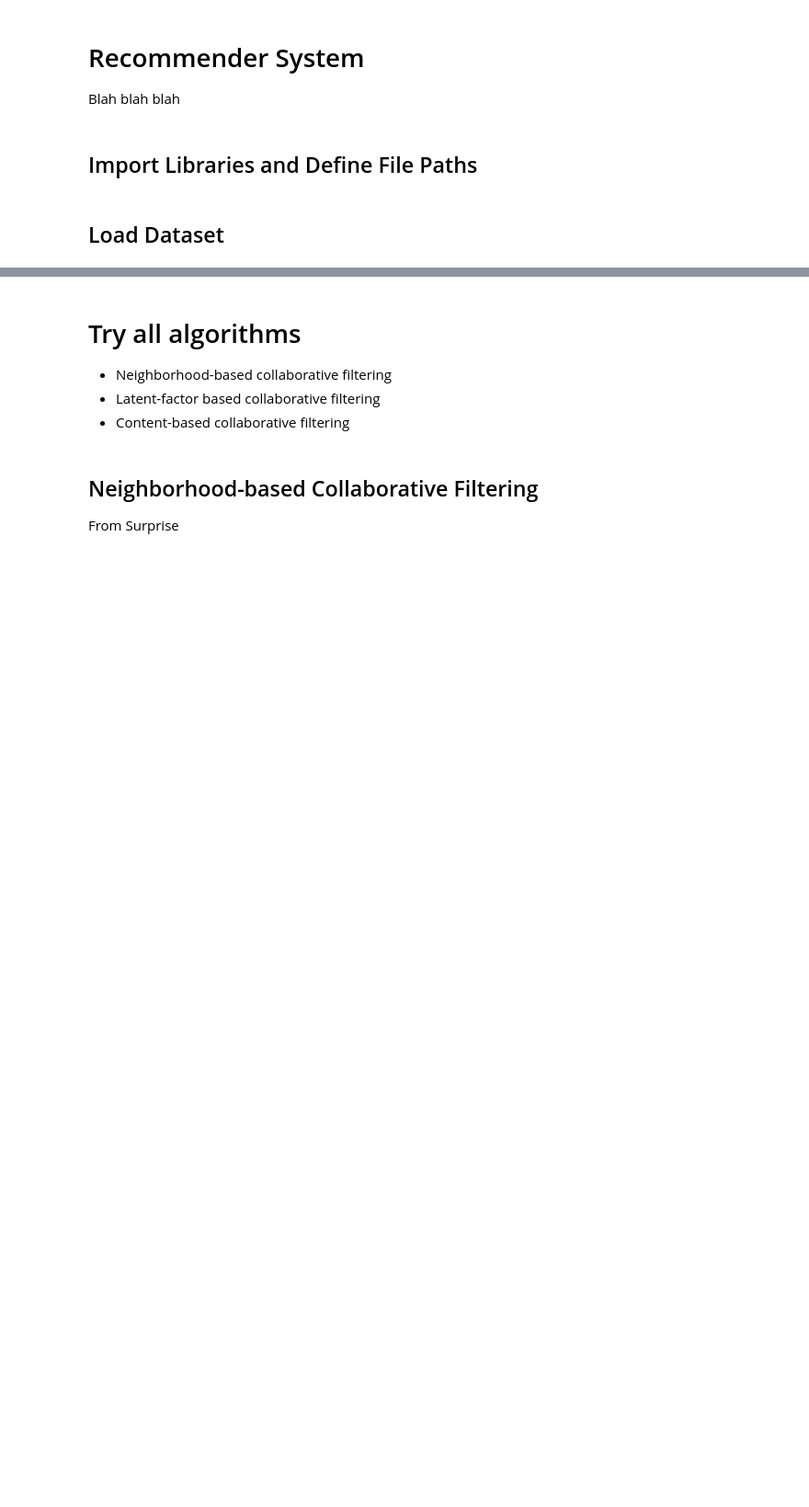
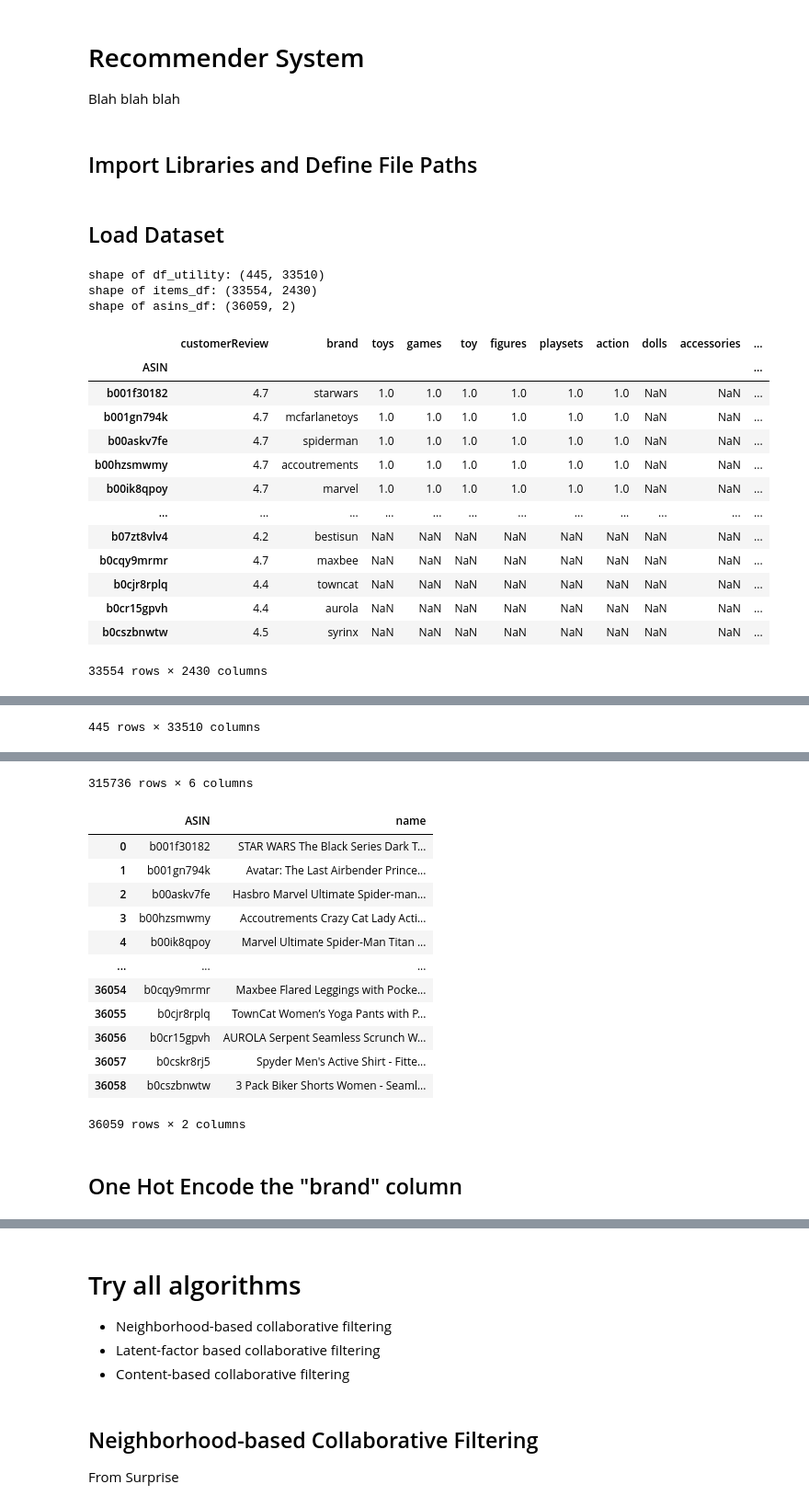
Before and after one commit to K-Winkles/kaban-multimodel-recommender, a Jupyter notebook: dev/main.ipynb, the cells around one changed output, grey strips where cells are left out. Shown at 92% size. Cells and saved outputs as stored; diff of their text form; code cells hidden in the pictures; blank space fills up the shorter version.

```diff
--- a/dev/main.ipynb
+++ b/dev/main.ipynb
@@ -55,4 +44,28 @@ def load_dataset():
 # %% [markdown]
 ## Load Dataset
 # %%
-items_df, df_utility, reviews_df, items_with_info_df = load_dataset()
+items_df, df_utility, reviews_df, asins_df = load_dataset()
+# %% [output]
+shape of df_utility: (445, 33510)
+shape of items_df: (33554, 2430)
+shape of asins_df: (36059, 2)
+# %%
+display(items_df)
+display(df_utility)
+display(reviews_df)
+display(asins_df)
+# %% [output]
+|  | customerReview | brand | toys | games | toy | figures | playsets | action | dolls | accessories | ... |
+| ASIN |  |  |  |  |  |  |  |  |  |  | ... |
+| b001f30182 | 4.7 | starwars | 1.0 | 1.0 | 1.0 | 1.0 | 1.0 | 1.0 | NaN | NaN | ... |
+| b001gn794k | 4.7 | mcfarlanetoys | 1.0 | 1.0 | 1.0 | 1.0 | 1.0 | 1.0 | NaN | NaN | ... |
+| b00askv7fe | 4.7 | spiderman | 1.0 | 1.0 | 1.0 | 1.0 | 1.0 | 1.0 | NaN | NaN | ... |
+| b00hzsmwmy | 4.7 | accoutrements | 1.0 | 1.0 | 1.0 | 1.0 | 1.0 | 1.0 | NaN | NaN | ... |
+| b00ik8qpoy | 4.7 | marvel | 1.0 | 1.0 | 1.0 | 1.0 | 1.0 | 1.0 | NaN | NaN | ... |
+| ... | ... | ... | ... | ... | ... | ... | ... | ... | ... | ... | ... |
+| b07zt8vlv4 | 4.2 | bestisun | NaN | NaN | NaN | NaN | NaN | NaN | NaN | NaN | ... |
+| b0cqy9mrmr | 4.7 | maxbee | NaN | NaN | NaN | NaN | NaN | NaN | NaN | NaN | ... |
+| b0cjr8rplq | 4.4 | towncat | NaN | NaN | NaN | NaN | NaN | NaN | NaN | NaN | ... |
+| b0cr15gpvh | 4.4 | aurola | NaN | NaN | NaN | NaN | NaN | NaN | NaN | NaN | ... |
+| b0cszbnwtw | 4.5 | syrinx | NaN | NaN | NaN | NaN | NaN | NaN | NaN | NaN | ... |
+33554 rows × 2430 columns
@@ -58,0 +85 @@ items_df, df_utility, reviews_df, items_with_info_df = load_dataset()
+445 rows × 33510 columns
@@ -58,0 +99,16 @@ items_df, df_utility, reviews_df, items_with_info_df = load_dataset()
+315736 rows × 6 columns
+|  | ASIN | name |
+| 0 | b001f30182 | STAR WARS The Black Series Dark T... |
+| 1 | b001gn794k | Avatar: The Last Airbender Prince... |
+| 2 | b00askv7fe | Hasbro Marvel Ultimate Spider-man... |
+| 3 | b00hzsmwmy | Accoutrements Crazy Cat Lady Acti... |
+| 4 | b00ik8qpoy | Marvel Ultimate Spider-Man Titan ... |
+| ... | ... | ... |
+| 36054 | b0cqy9mrmr | Maxbee Flared Leggings with Pocke... |
+| 36055 | b0cjr8rplq | TownCat Women’s Yoga Pants with P... |
+| 36056 | b0cr15gpvh | AUROLA Serpent Seamless Scrunch W... |
+| 36057 | b0cskr8rj5 | Spyder Men's Active Shirt - Fitte... |
+| 36058 | b0cszbnwtw | 3 Pack Biker Shorts Women - Seaml... |
+36059 rows × 2 columns
+# %% [markdown]
+## One Hot Encode the "brand" column
```
Also changed, not shown: parts of 14 cells of this notebook.
